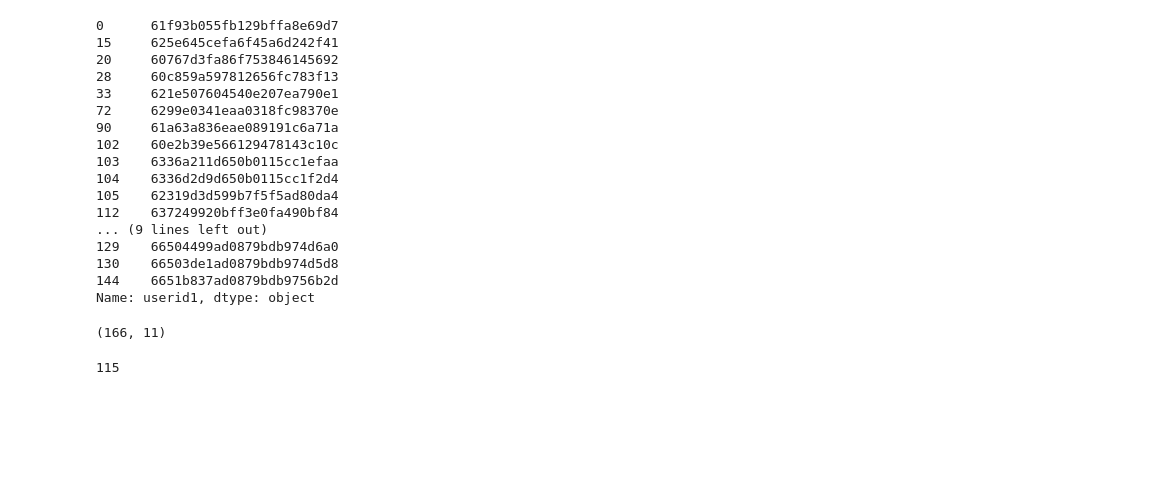
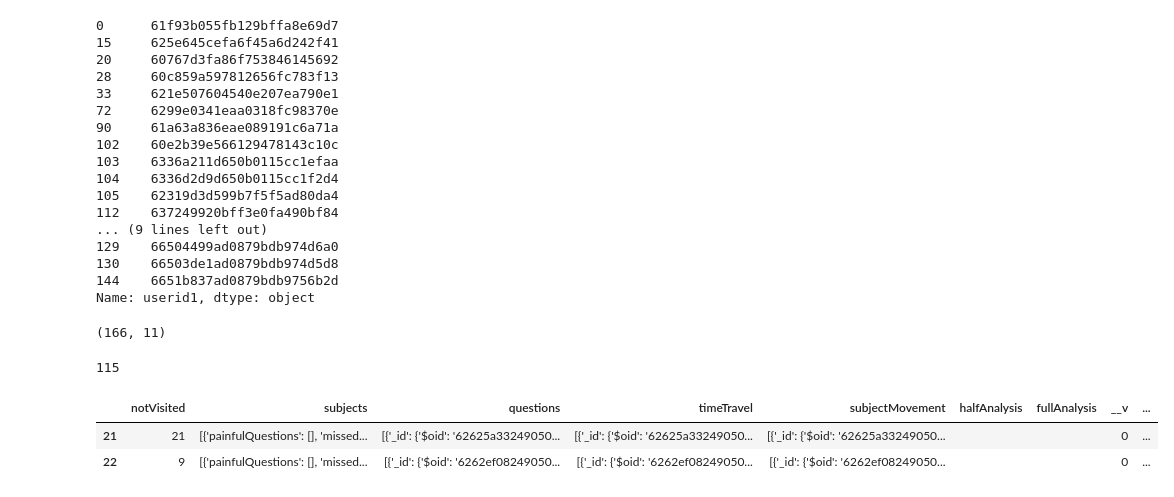
Before and after one commit to GV-mathongo-intern/testproj1, a Jupyter notebook: Untitled-2.ipynb, the cells around one changed output. Saved outputs shown, nothing was run; the diff lists cells and outputs as text; code cells hidden in the pictures; blank space fills up the shorter version.

```diff
--- a/Untitled-2.ipynb
+++ b/Untitled-2.ipynb
@@ -98,3 +98,9 @@ df2.shape
 df2['testid1'].nunique()
 # %% [output]
 115
+# %%
+df1[df1['testid1']=='6242de22af9dd6d0f5e0aee7']
+# %% [output]
+|  | notVisited | subjects | questions | timeTravel | subjectMovement | halfAnalysis | fullAnalysis | __v | ... |
+| 21 | 21 | [{'painfulQuestions': [], 'missed... | [{'_id': {'$oid': '62625a33249050... | [{'_id': {'$oid': '62625a33249050... | [{'_id': {'$oid': '62625a33249050... |  |  | 0 | ... |
+| 22 | 9 | [{'painfulQuestions': [], 'missed... | [{'_id': {'$oid': '6262ef08249050... | [{'_id': {'$oid': '6262ef08249050... | [{'_id': {'$oid': '6262ef08249050... |  |  | 0 | ... |
```
Also changed, not shown: 1 other file.
